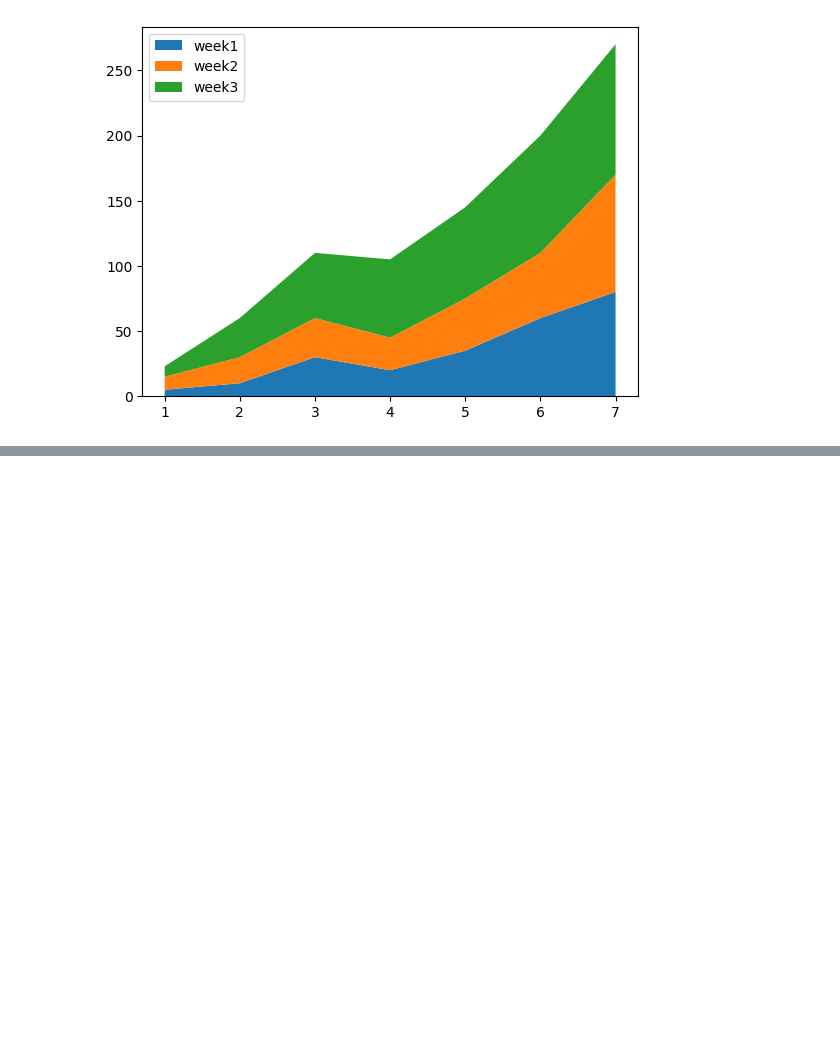
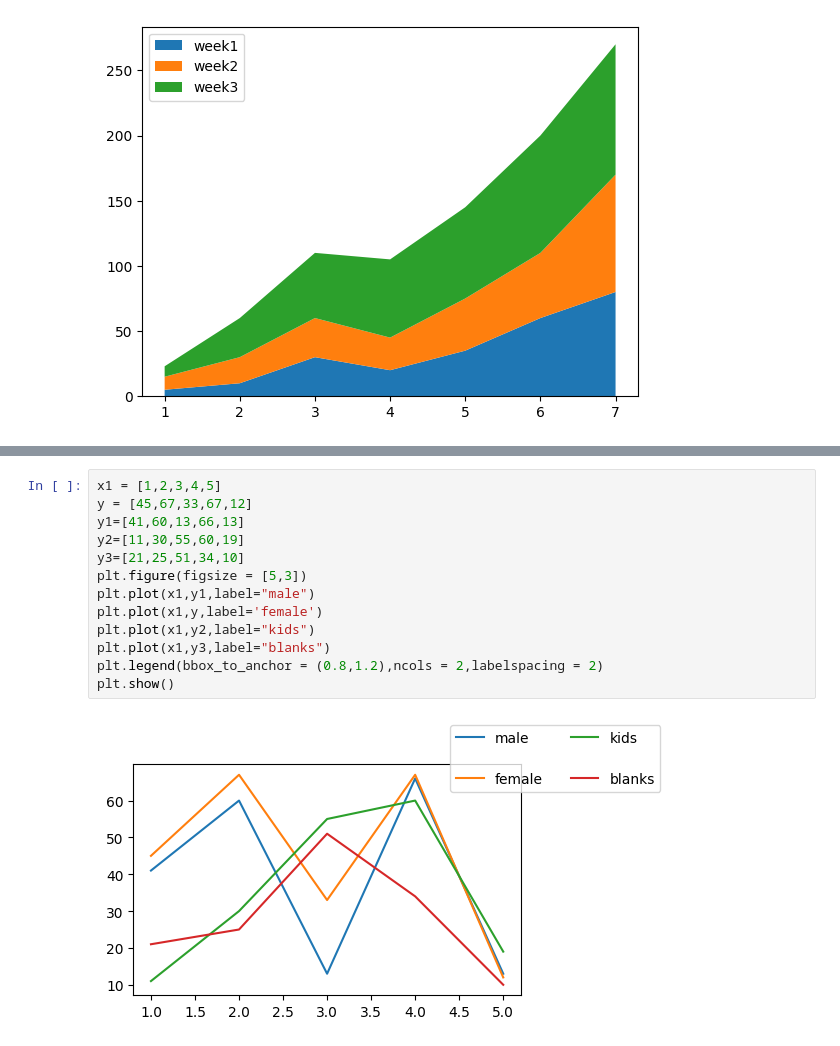
Before and after one commit to jaskiratbudhmaan-ship-it/LocalRepo, a Jupyter notebook: Matplotlib.ipynb, the cells around one changed output, grey strips where cells are left out. Cells and saved outputs as stored; diff of their text form; blank space fills up the shorter version.

```diff
--- a/Matplotlib.ipynb
+++ b/Matplotlib.ipynb
@@ -186,0 +205,15 @@ plt.show()
+# %%
+x1 = [1,2,3,4,5]
+y = [45,67,33,67,12]
+y1=[41,60,13,66,13]
+y2=[11,30,55,60,19]
+y3=[21,25,51,34,10]
+plt.figure(figsize = [5,3])
+plt.plot(x1,y1,label="male")
+plt.plot(x1,y,label='female')
+plt.plot(x1,y2,label="kids")
+plt.plot(x1,y3,label="blanks")
+plt.legend(bbox_to_anchor = (0.8,1.2),ncols = 2,labelspacing = 2)
+plt.show()
+# %% [output]
+[figure, added]
```
Also changed, not shown: parts of 11 cells of this notebook.
